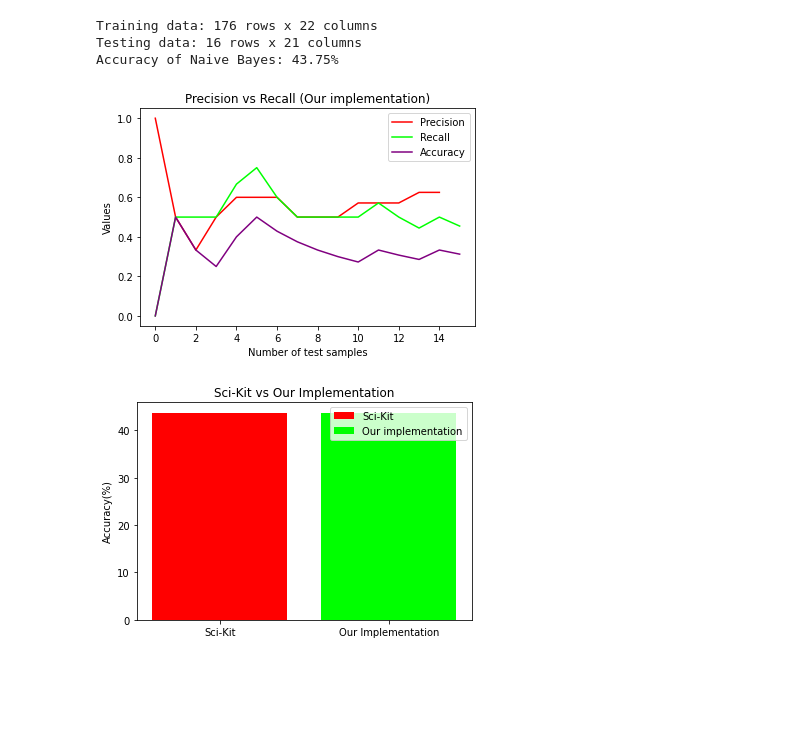
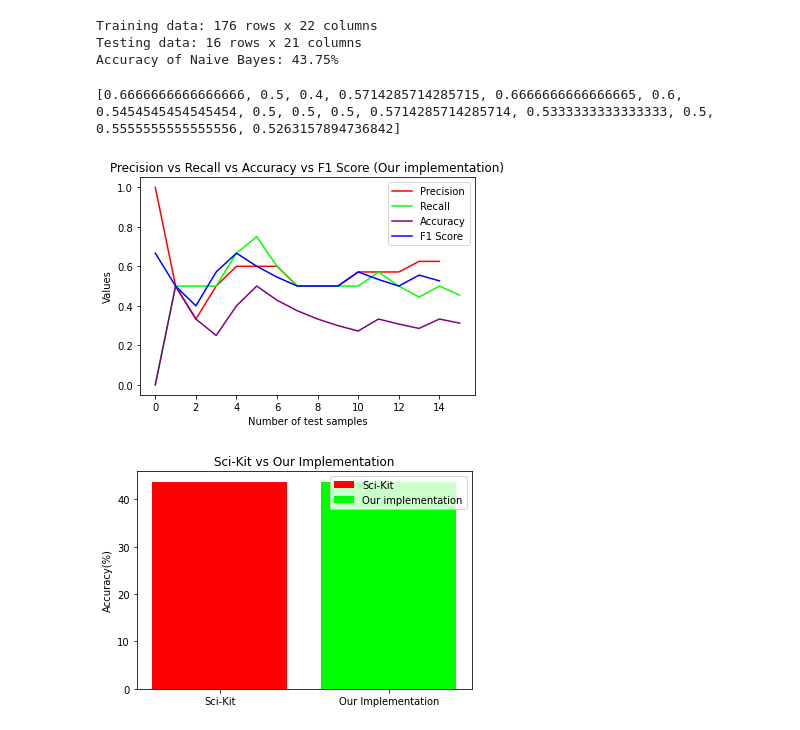
Before and after one commit to rajatjain007/FIFAWorldCupPrediction, a Jupyter notebook: NaiveBayes/phase2.ipynb, the cells around one changed output. Saved outputs shown, nothing was run; the diff lists cells and outputs as text; code cells hidden in the pictures; blank space fills up the shorter version.

```diff
--- a/NaiveBayes/phase2.ipynb
+++ b/NaiveBayes/phase2.ipynb
@@ -129,10 +129,13 @@ def precisionAndRecall(predictedValues):
     precision = []
     recall = []
     accuracy = []
+    f1 = []
 
     for index in range(len(predictedValues)):
         if(predictedValues[index]==1 and actualValues[index]==1):
             truePositives += 1
+            calculatedPrecision = 0
+            calculatedRecall = 0
             if(truePositives+falseNegatives!=0):
                 calculatedRecall = truePositives/(truePositives+falseNegatives)
                 recall.append(calculatedRecall)
@@ -141,9 +144,14 @@ def precisionAndRecall(predictedValues):
                 precision.append(calculatedPrecision)
             if(truePositives+trueNegatives+falseNegatives+falsePositives!=0):
                 accuracy.append(truePositives/(truePositives+trueNegatives+falseNegatives+falsePositives))
+            if(calculatedRecall+calculatedPrecision!=0):
+                f1.append((2*calculatedPrecision*calculatedRecall)/(calculatedRecall+calculatedPrecision))
+
 
         if(predictedValues[index]==1 and actualValues[index]==0):
             falsePositives += 1
+            calculatedPrecision = 0
+            calculatedRecall = 0
             if(truePositives+falseNegatives!=0):
                 calculatedRecall = truePositives/(truePositives+falseNegatives)
                 recall.append(calculatedRecall)
@@ -152,43 +160,56 @@ def precisionAndRecall(predictedValues):
                 precision.append(calculatedPrecision)
             if(truePositives+trueNegatives+falseNegatives+falsePositives!=0):
                 accuracy.append(truePositives/(truePositives+trueNegatives+falseNegatives+falsePositives))
+            if(calculatedRecall+calculatedPrecision!=0):
+                f1.append((2*calculatedPrecision*calculatedRecall)/(calculatedRecall+calculatedPrecision))
 
         if(predictedValues[index]==0 and actualValues[index]==0):
             trueNegatives += 1
+            calculatedPrecision = 0
+            calculatedRecall = 0
             if(truePositives+falseNegatives!=0):
                 calculatedRecall = truePositives/(truePositives+falseNegatives)
                 recall.append(calculatedRecall)
             if(truePositives+falsePositives!=0):
                 calculatedPrecision = truePositives/(truePositives+falsePositives)
                 precision.append(calculatedPrecision)
             if(truePositives+trueNegatives+falseNegatives+falsePositives!=0):
                 accuracy.append(truePositives/(truePositives+trueNegatives+falseNegatives+falsePositives))
+            if(calculatedRecall+calculatedPrecision!=0):
+                f1.append((2*calculatedPrecision*calculatedRecall)/(calculatedRecall+calculatedPrecision))
 
         if(predictedValues[index]==0 and actualValues[index]==1):
             falseNegatives += 1
+            calculatedPrecision = 0
+            calculatedRecall = 0
             if(truePositives+falseNegatives!=0):
                 calculatedRecall = truePositives/(truePositives+falseNegatives)
                 recall.append(calculatedRecall)
             if(truePositives+falsePositives!=0):
                 calculatedPrecision = truePositives/(truePositives+falsePositives)
                 precision.append(calculatedPrecision)
             if(truePositives+trueNegatives+falseNegatives+falsePositives!=0):
                 accuracy.append(truePositives/(truePositives+trueNegatives+falseNegatives+falsePositives))
+            if(calculatedRecall+calculatedPrecision!=0):
+                f1.append((2*calculatedPrecision*calculatedRecall)/(calculatedRecall+calculatedPrecision))
 
-    return precision,recall,accuracy
+    return precision,recall,accuracy,f1
 
-precision, recall,accuracy = precisionAndRecall(predictions)
+precision, recall, accuracy, f1 = precisionAndRecall(predictions)
 
-plt.title("Precision vs Recall (Our implementation)")
+plt.title("Precision vs Recall vs Accuracy vs F1 Score (Our implementation)")
 plt.xlabel("Number of test samples")
 plt.ylabel("Values")
 plt.plot(precision,color = "red", label = "Precision")
 plt.plot(recall,color = "lime", label = "Recall")
 plt.plot(accuracy,color = "purple", label = "Accuracy")
+plt.plot(f1,color = "blue", label = "F1 Score")
+
 plt.legend()
 plt.show()
 # %% [output]
+[0.6666666666666666, 0.5, 0.4, 0.5714285714285715, 0.6666666666666665, 0.6, 0.5454545454545454, 0.5, 0.5, 0.5, 0.5714285714285714, 0.5333333333333333, 0.5, 0.5555555555555556, 0.5263157894736842]
-[figure, old version]
+[figure, new version]
 # %%
 # VISUALIZATION
 methods = ["Sci-Kit","Our Implementation"]
```
Also changed, not shown: 1 other file.
